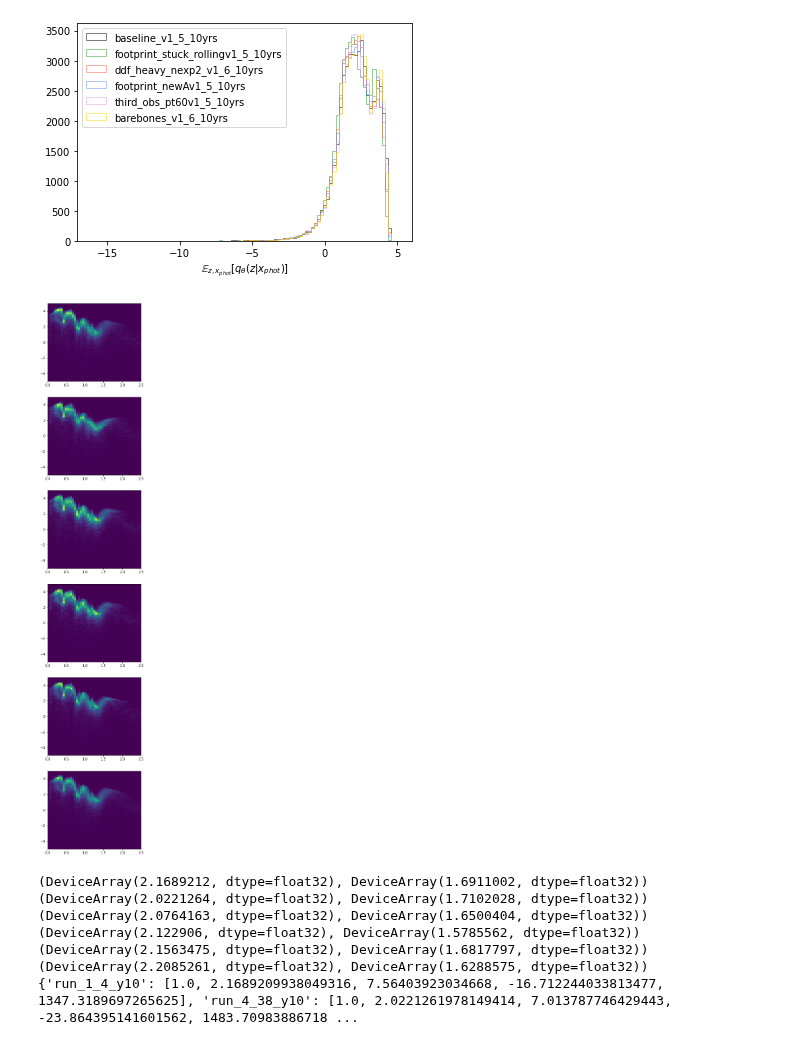
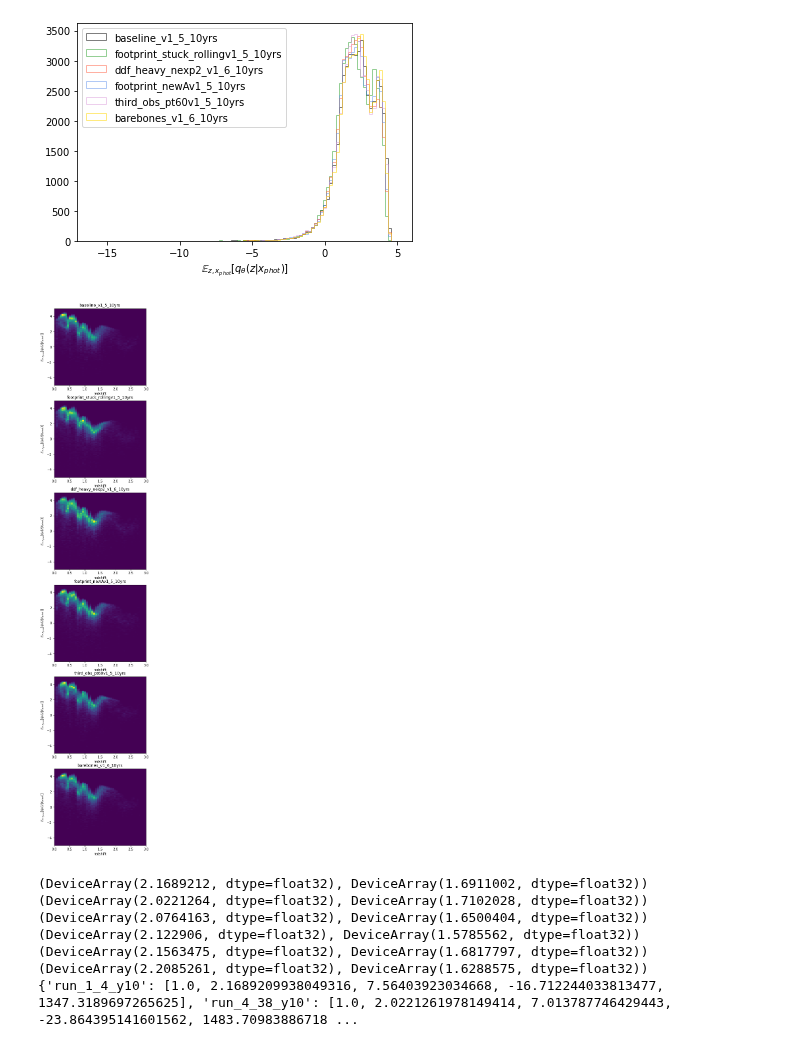
Before and after one commit to bscot/TheLastMetric, a Jupyter notebook: MAFVariationalMutualInformationPzFlow.ipynb, the cells around one changed output. Drawn from its saved outputs; the diff is of its cells as text; code cells hidden in the pictures.

Commit message:
questions and todos

```diff
--- a/MAFVariationalMutualInformationPzFlow.ipynb
+++ b/MAFVariationalMutualInformationPzFlow.ipynb
@@ -213,12 +219,16 @@ legend(loc='upper left')
 # %%
 fig, axs = plt.subplots(len(available_os), 1, figsize=(5, 5*len(available_os)))
 for i, which_os in enumerate(available_os):
-  axs[i].hist2d(z_cats[which_os]['z_true'], all_milb[which_os].flatten(), bins=[np.linspace(0., 2.5, 50), np.linspace(-5., 5., 100)])
-
+  axs[i].hist2d(z_cats[which_os]['z_true'], all_milb[which_os].flatten(), bins=[np.linspace(0., 3., 50), np.linspace(-5., 5., 100)])
+  axs[i].set_xlabel('redshift')
+  axs[i].set_ylabel(r'$\mathbb{E}_{z, x_{phot}} \left[ q_\theta(z | x_{phot}) \right]$')
+  axs[i].set_title(os_names[which_os])
 # they're different, but not visibly so
 # TODO: plot violins of metric as a function of binned redshift so they're all on one set of axes? or quantiles because outlers? or box/whisker https://matplotlib.org/stable/gallery/pyplots/boxplot_demo_pyplot.html?
+# TODO: normalize within redshift bins to get these on one set of axes?
+# TODO sort of want sum of metric values in redshift bins, no?
 # %% [output]
-[figure, old version]
+[figure, new version]
 # %%
 # import numpy as onp
 # import scipy.stats as sps
```
Also changed, not shown: parts of 4 cells of this notebook.
